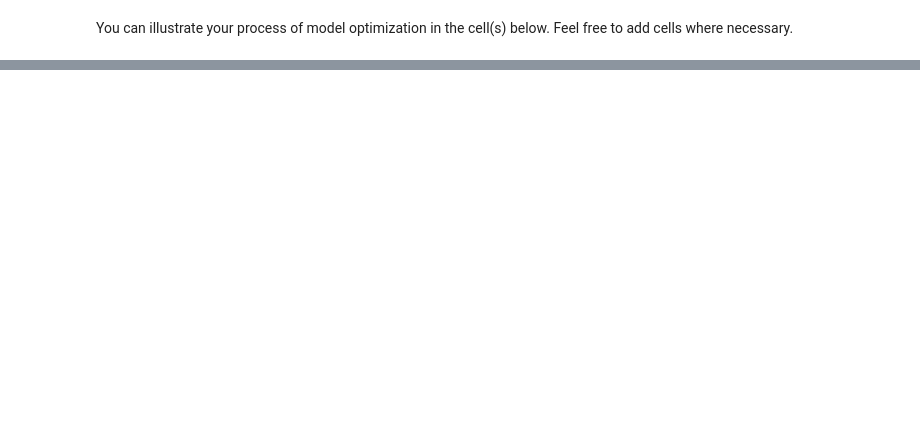
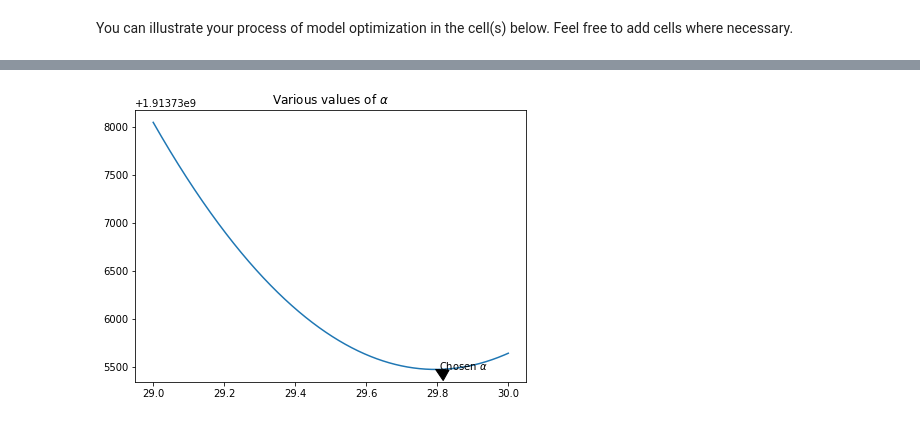
Before and after one commit to MaDolphin/Social-Data-Science, a Jupyter notebook: assignment_2/haikun_home_assignment_2.ipynb, the cells around one changed output, grey strips where cells are left out. Saved outputs shown, nothing was run; the diff lists cells and outputs as text; code cells hidden in the pictures; blank space fills up the shorter version.

```diff
--- a/assignment_2/haikun_home_assignment_2.ipynb
+++ b/assignment_2/haikun_home_assignment_2.ipynb
@@ -392,13 +228,32 @@ R2 = 0.585793999622377
 # %%
 # signature of preprocessing & scaling functions - you MUST use these function signatures in your final submission.
+import seaborn as sns
+import matplotlib.pyplot as plt
+from sklearn.metrics import mean_squared_error, r2_score
+from sklearn.model_selection import train_test_split
+from sklearn.linear_model import Ridge
+from sklearn import preprocessing
 
 def preprocess(dfX):
     # insert your code here
+    dfX = pd.get_dummies(dfX)
+    dfX = dfX.drop('Age', axis = 1)
+    dfX = dfX.drop('PropertySize', axis = 1)
+    dfX = dfX.drop('NeighborhoodHigherEdPct', axis = 1)
+    X = dfX.to_numpy()
     return X #X has to be a two-dimensional numpy array
 
 # inputs are both numpy matrices
 def scale(X_train, X_test):
     # insert your code here
+    X_train = preprocessing.robust_scale(X_train, axis=0, with_centering=True, with_scaling=True, quantile_range=(25.0, 75.0), copy=True)
+    X_test = preprocessing.robust_scale(X_test, axis=0, with_centering=True, with_scaling=True, quantile_range=(25.0, 75.0), copy=True)
+    X_train = preprocessing.scale(X_train)
+    X_test = preprocessing.scale(X_test)
+    X_train_ones = np.ones(X_train.shape[0])
+    X_train_scaled = np.column_stack((X_train,X_train_ones))
+    X_test_ones = np.ones(X_test.shape[0])
+    X_test_scaled = np.column_stack((X_test,X_test_ones))
     return X_test_scaled  #X has to be a two-dimensional numpy array as well
 # %%
 # testing pipeline, for illustration. Test data will have the same format as the training data. Do NOT edit this cell,
@@ -438,0 +342,75 @@ You can illustrate your process of model optimization in the cell(s) below. Feel
+# %%
+# columns value
+# ['PropertySize', 'LandValue', 'LivingArea', 'Age', 'Rooms', 'Bedrooms','Bathrooms', 'Fireplaces', 'HeatingSystem', 'HeatingFuel','SewerSystem', 'HasCentralAC', 'AtWaterfront', 'NeighborhoodHigherEdPct', 'Price']
+data = pd.read_csv("housing_train.csv")
+prices = data['Price']
+features = data.drop('Price', axis = 1)
+X_train, X_test, y_train, y_test = train_test_split(features, prices, test_size = 0.5, random_state=1)
+
+# default ridge regression process
+def preprocess_1(dfX):
+    dfX = pd.get_dummies(dfX)
+    X = dfX
+    return X
+X_train_1 = preprocess_1(X_train)
+X_test_1 = preprocess_1(X_test)
+
+
+# optimize ridge regression process
+def preprocess(dfX):
+    # insert your code here
+    dfX = pd.get_dummies(dfX)
+    dfX = dfX.drop('Age', axis = 1)
+    dfX = dfX.drop('PropertySize', axis = 1)
+    dfX = dfX.drop('NeighborhoodHigherEdPct', axis = 1)
+    X = dfX
+    return X
+
+def scale(X_train, X_test):
+    X_train = preprocessing.robust_scale(X_train, axis=0, with_centering=True, with_scaling=True, quantile_range=(25.0, 75.0), copy=True)
+    X_train = preprocessing.scale(X_train)
+    X_test = preprocessing.scale(X_test)
+    X_train_scaled = X_train
+    X_test_scaled = X_test
+    return X_train_scaled, X_test_scaled
+
+X_train = preprocess(X_train)
+X_test = preprocess(X_test)
+X_train, X_test = scale(X_train, X_test)
+
+###############################################################################
+
+# use to choose alpha value
+
+# default choose alpha value from [0.01, 0.1, 0.5, 1, 3, 5, 7, 10, 20, 100]
+from sklearn.linear_model import RidgeCV
+ridgecv = RidgeCV(alphas=[0.01, 0.1, 0.5, 1, 3, 5, 7, 10, 20, 100])
+ridgecv.fit(X_train, y_train)
+print("property alpha =", ridgecv.alpha_)
+
+# find the best value
+from sklearn.linear_model import RidgeCV
+alphas_to_test = np.linspace(29, 30, num=10000)
+rcv3 = RidgeCV(alphas=alphas_to_test, store_cv_values=True)
+rcv3.fit(X_train, y_train)
+
+smallest_idx = rcv3.cv_values_.mean(axis=0).argmin()
+alphas_to_test[smallest_idx]
+print("rcv.alpha = ",rcv3.alpha_)
+print()
+
+#print alpha value fig
+import matplotlib.pyplot as plt
+f, ax = plt.subplots(figsize=(7, 5))
+ax.set_title(r"Various values of $\alpha$")
+
+xy = (alphas_to_test[smallest_idx], rcv3.cv_values_.mean(axis=0)[smallest_idx])
+xytext = (xy[0] + .01, xy[1] + .1)
+
+ax.annotate(r'Chosen $\alpha$', xy=xy, xytext=xytext,
+            arrowprops=dict(facecolor='black', shrink=0, width=0)
+            )
+ax.plot(alphas_to_test, rcv3.cv_values_.mean(axis=0));
+
+alpha_rcv = rcv3.alpha_
+# %% [output]
@@ -438,0 +419 @@ You can illustrate your process of model optimization in the cell(s) below. Feel
+[figure, added]
```
Also changed, not shown: parts of 13 cells of this notebook, 3 other files.
